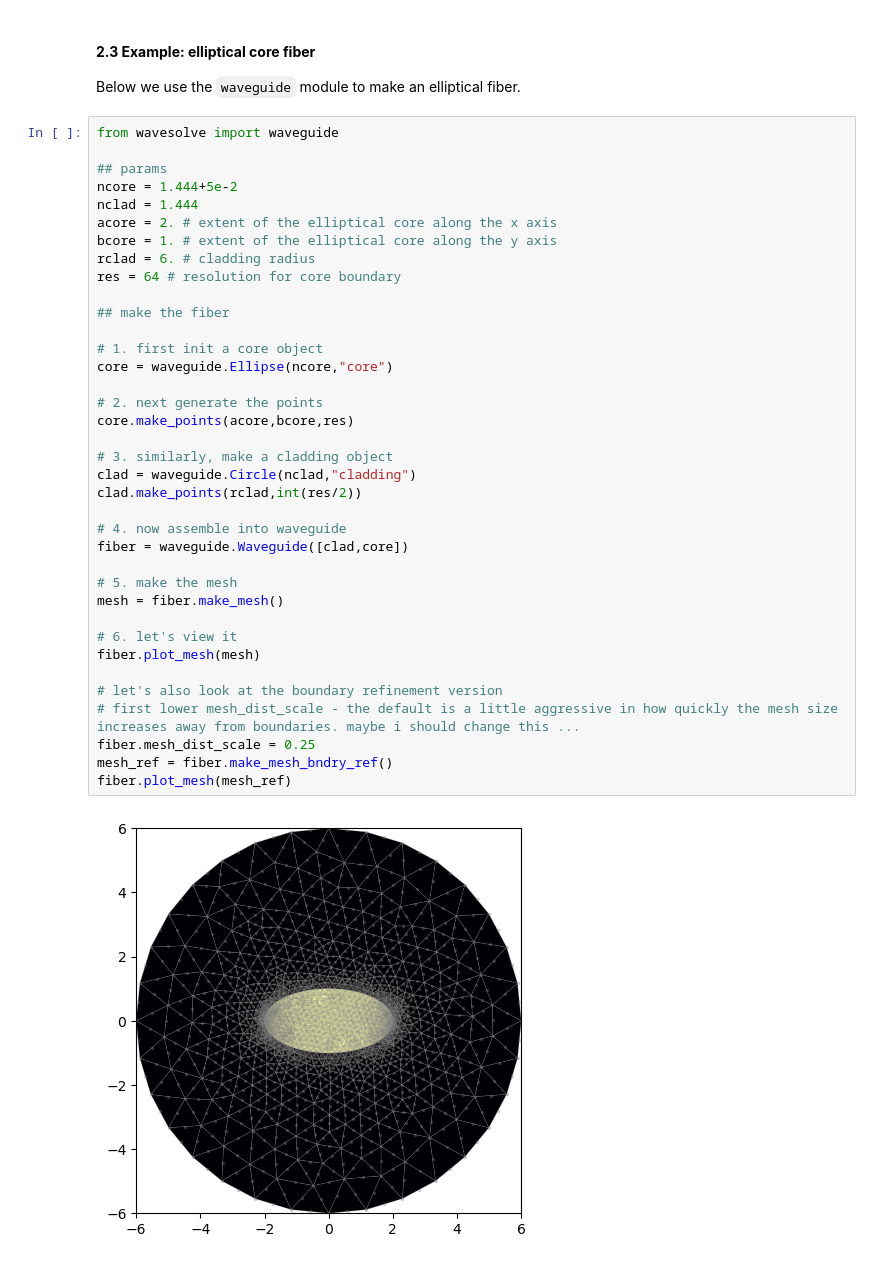
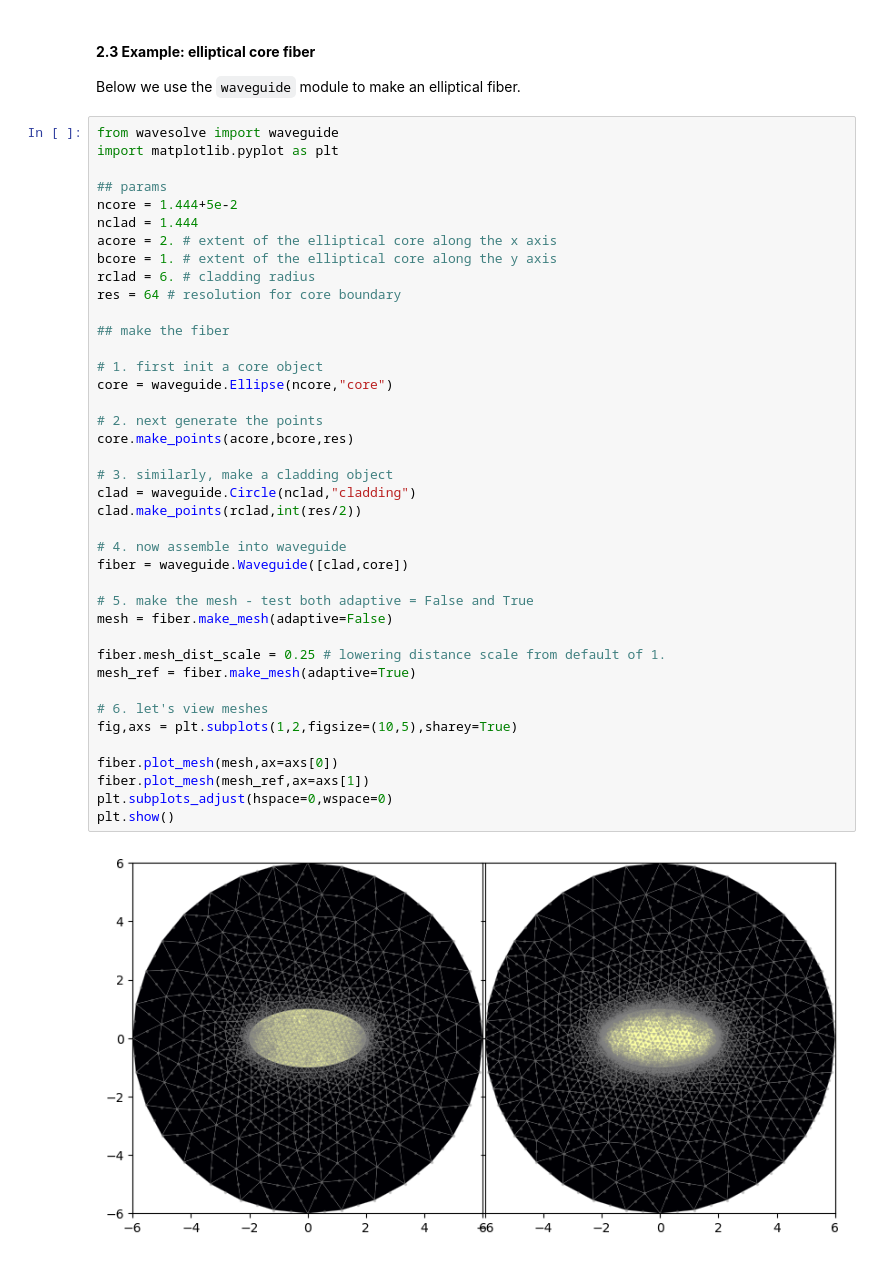
Before and after one commit to SAIL-Labs/wavesolve, a Jupyter notebook: getting-started.ipynb, the cells around one changed output. Drawn from its saved outputs; the diff is of its cells as text.

```diff
--- a/getting-started.ipynb
+++ b/getting-started.ipynb
@@ -211,40 +214,43 @@ Users can also specify a target mesh size, and toggle boundary refinement on a p
 Below we use the `waveguide` module to make an elliptical fiber.
 # %%
 from wavesolve import waveguide
+import matplotlib.pyplot as plt
 
 ## params
 ncore = 1.444+5e-2
 nclad = 1.444
 acore = 2. # extent of the elliptical core along the x axis
 bcore = 1. # extent of the elliptical core along the y axis
 rclad = 6. # cladding radius
 res = 64 # resolution for core boundary
 
 ## make the fiber
 
 # 1. first init a core object
 core = waveguide.Ellipse(ncore,"core")
 
 # 2. next generate the points
 core.make_points(acore,bcore,res)
 
 # 3. similarly, make a cladding object
 clad = waveguide.Circle(nclad,"cladding")
 clad.make_points(rclad,int(res/2))
 
 # 4. now assemble into waveguide
 fiber = waveguide.Waveguide([clad,core])
 
-# 5. make the mesh
-mesh = fiber.make_mesh()
+# 5. make the mesh - test both adaptive = False and True
+mesh = fiber.make_mesh(adaptive=False)
 
-# 6. let's view it
-fiber.plot_mesh(mesh)
+fiber.mesh_dist_scale = 0.25 # lowering distance scale from default of 1.
+mesh_ref = fiber.make_mesh(adaptive=True)
 
-# let's also look at the boundary refinement version
-# first lower mesh_dist_scale - the default is a little aggressive in how quickly the mesh size increases away from boundaries. maybe i should change this ...
-fiber.mesh_dist_scale = 0.25
-mesh_ref = fiber.make_mesh_bndry_ref()
-fiber.plot_mesh(mesh_ref)
+# 6. let's view meshes
+fig,axs = plt.subplots(1,2,figsize=(10,5),sharey=True)
+
+fiber.plot_mesh(mesh,ax=axs[0])
+fiber.plot_mesh(mesh_ref,ax=axs[1])
+plt.subplots_adjust(hspace=0,wspace=0)
+plt.show()
 # %% [output]
-[figure, old version]
+[figure, new version]
```
Also changed, not shown: parts of 22 cells of this notebook.
